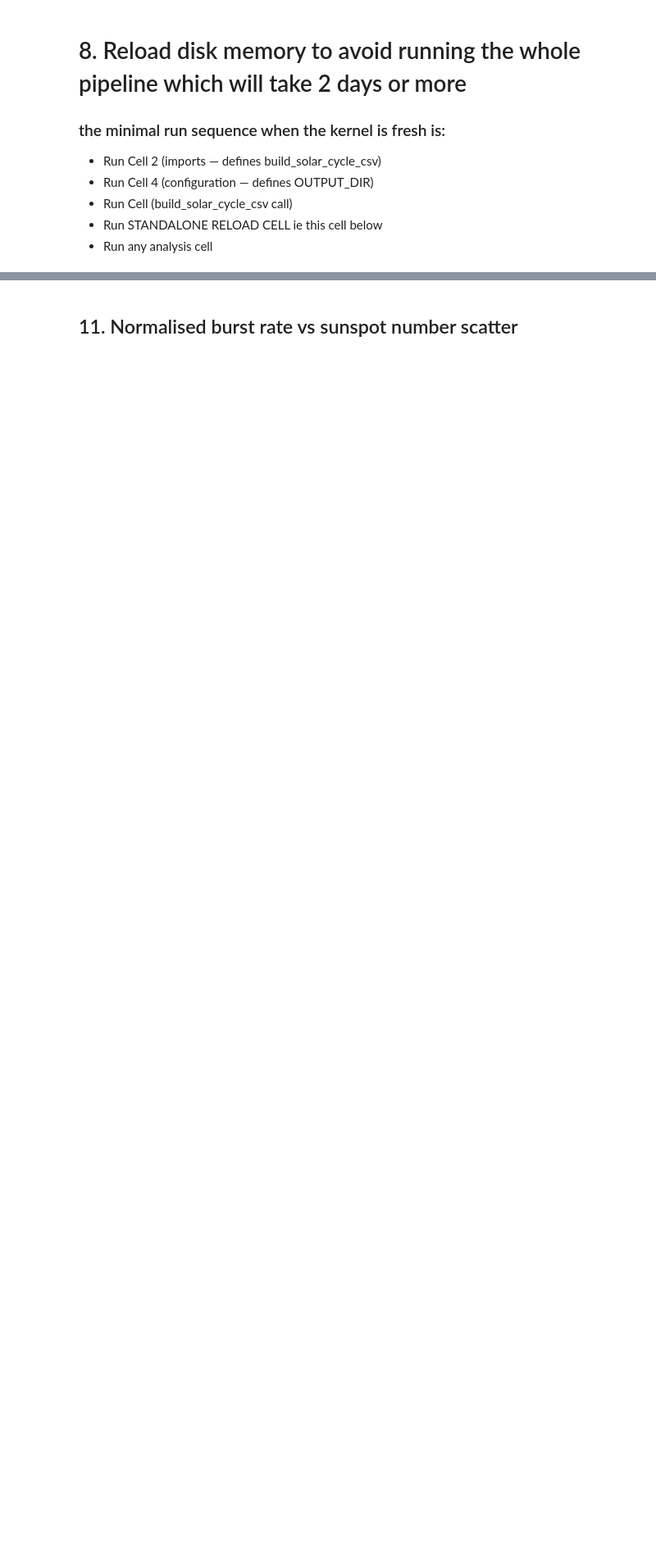
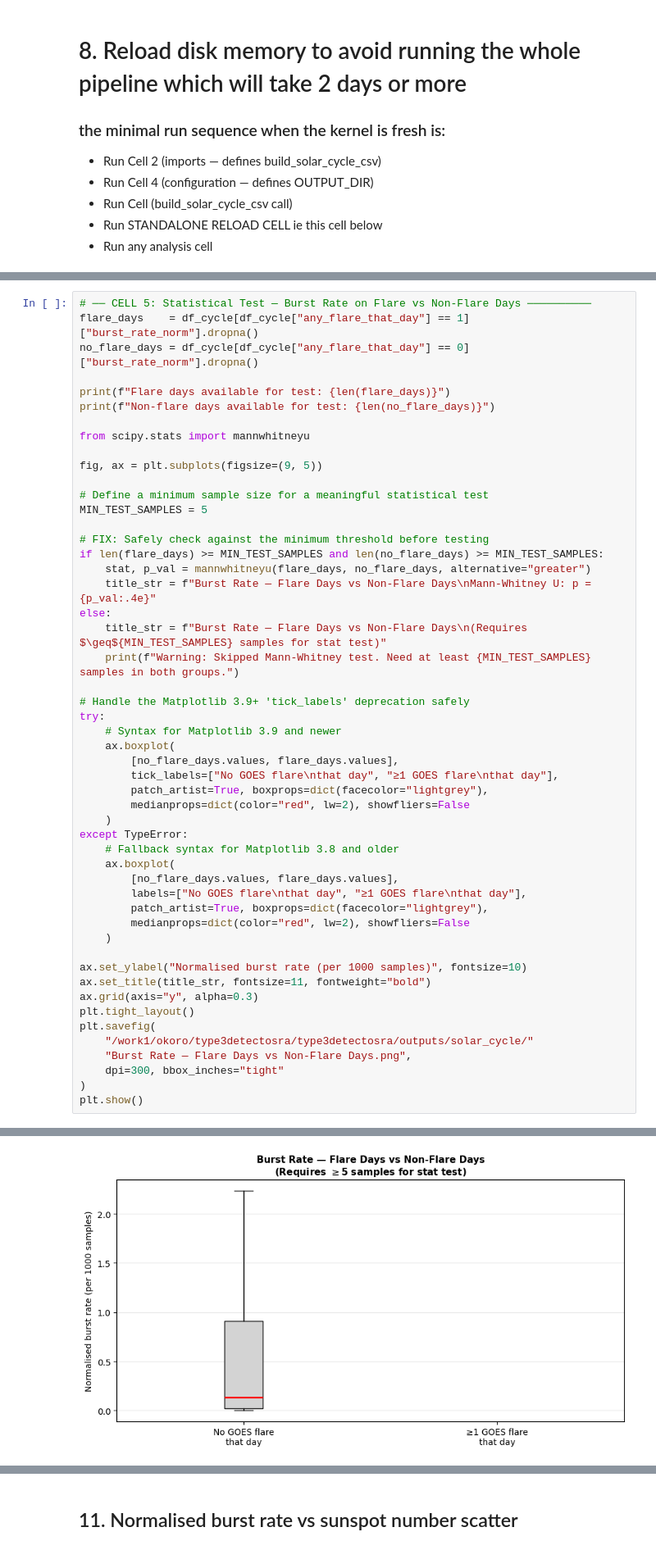
Before and after one commit to ChukwudiOkoro/Automated-Detection-of-Type-III-Solar-radio-Bursts-using-the-OSRA-Spectrograph, a Jupyter notebook: type3detectosra/OSRA_type3detect_all.ipynb, the cells around one changed output, grey strips where cells are left out. Shown at 82% size. Drawn from its saved outputs; the diff is of its cells as text; blank space fills up the shorter version.

```diff
--- a/type3detectosra/OSRA_type3detect_all.ipynb
+++ b/type3detectosra/OSRA_type3detect_all.ipynb
@@ -1125,0 +1537,52 @@ print(df_cycle[["date","total_bursts","total_samples","sunspot_number"]].head(10
+# %%
+# ── CELL 5: Statistical Test — Burst Rate on Flare vs Non-Flare Days ──────────
+flare_days    = df_cycle[df_cycle["any_flare_that_day"] == 1]["burst_rate_norm"].dropna()
+no_flare_days = df_cycle[df_cycle["any_flare_that_day"] == 0]["burst_rate_norm"].dropna()
+
+print(f"Flare days available for test: {len(flare_days)}")
+print(f"Non-flare days available for test: {len(no_flare_days)}")
+
+from scipy.stats import mannwhitneyu
+
+fig, ax = plt.subplots(figsize=(9, 5))
+
+# Define a minimum sample size for a meaningful statistical test
+MIN_TEST_SAMPLES = 5
+
+# FIX: Safely check against the minimum threshold before testing
+if len(flare_days) >= MIN_TEST_SAMPLES and len(no_flare_days) >= MIN_TEST_SAMPLES:
+    stat, p_val = mannwhitneyu(flare_days, no_flare_days, alternative="greater")
+    title_str = f"Burst Rate — Flare Days vs Non-Flare Days\nMann-Whitney U: p = {p_val:.4e}"
+else:
+    title_str = f"Burst Rate — Flare Days vs Non-Flare Days\n(Requires $\geq${MIN_TEST_SAMPLES} samples for stat test)"
+    print(f"Warning: Skipped Mann-Whitney test. Need at least {MIN_TEST_SAMPLES} samples in both groups.")
+
+# Handle the Matplotlib 3.9+ 'tick_labels' deprecation safely
+try:
+    # Syntax for Matplotlib 3.9 and newer
+    ax.boxplot(
+        [no_flare_days.values, flare_days.values],
+        tick_labels=["No GOES flare\nthat day", "≥1 GOES flare\nthat day"],
+        patch_artist=True, boxprops=dict(facecolor="lightgrey"),
+        medianprops=dict(color="red", lw=2), showfliers=False
+    )
+except TypeError:
+    # Fallback syntax for Matplotlib 3.8 and older
+    ax.boxplot(
+        [no_flare_days.values, flare_days.values],
+        labels=["No GOES flare\nthat day", "≥1 GOES flare\nthat day"],
+        patch_artist=True, boxprops=dict(facecolor="lightgrey"),
+        medianprops=dict(color="red", lw=2), showfliers=False
+    )
+
+ax.set_ylabel("Normalised burst rate (per 1000 samples)", fontsize=10)
+ax.set_title(title_str, fontsize=11, fontweight="bold")
+ax.grid(axis="y", alpha=0.3)
+plt.tight_layout()
+plt.savefig(
+    "/work1/okoro/type3detectosra/type3detectosra/outputs/solar_cycle/"
+    "Burst Rate — Flare Days vs Non-Flare Days.png",
+    dpi=300, bbox_inches="tight"
+)
+plt.show()
+# %% [output]
@@ -1125,0 +1592 @@ print(df_cycle[["date","total_bursts","total_samples","sunspot_number"]].head(10
+[figure, added]
```
Also changed, not shown: parts of 27 cells of this notebook.
